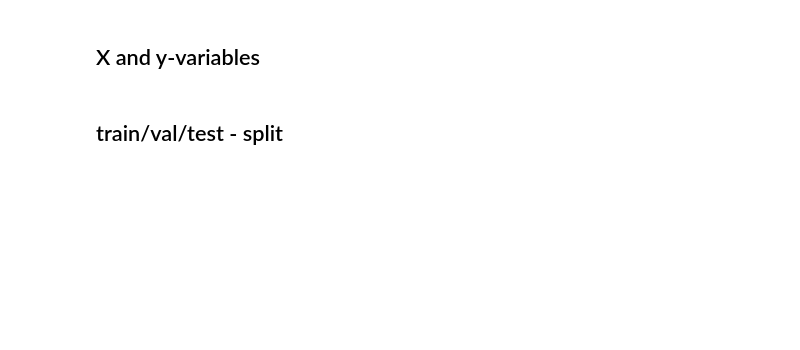
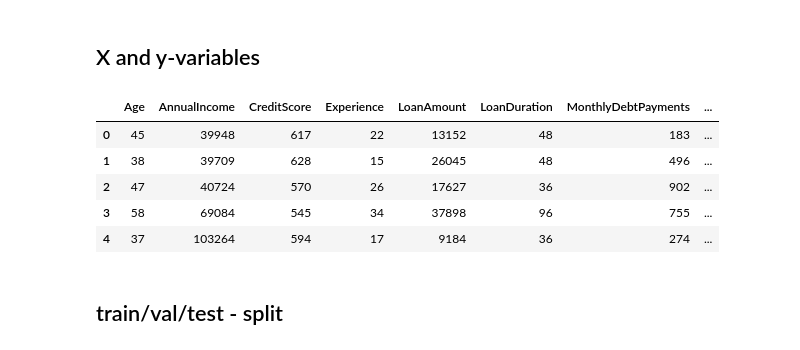
Before and after one commit to RubenSerdonsPXL/Lapland, a Jupyter notebook: Deep_Learning/P2/Untitled.ipynb, the cells around one changed output. Saved outputs shown, nothing was run; the diff lists cells and outputs as text; code cells hidden in the pictures; blank space fills up the shorter version.

```diff
--- a/Deep_Learning/P2/Untitled.ipynb
+++ b/Deep_Learning/P2/Untitled.ipynb
@@ -123,5 +216,29 @@ df.head()
 # %% [markdown]
 ## X and y-variables
+# %%
+drop_columns = [
+    'JobTenure',
+    'NumberOfDependents',
+    'UtilityBillsPaymentHistory',
+    'BaseInterestRate',
+    'InterestRate',
+    'EducationLevel',
+    'PaymentHistory',
+    'PreviousLoanDefaults',
+    'BankruptcyHistory',
+    'TotalDebtToIncomeRatio'
+]
+
+df.drop(drop_columns, axis=1, inplace=True)
+
+df.head()
+# %% [output]
+|  | Age | AnnualIncome | CreditScore | Experience | LoanAmount | LoanDuration | MonthlyDebtPayments | ... |
+| 0 | 45 | 39948 | 617 | 22 | 13152 | 48 | 183 | ... |
+| 1 | 38 | 39709 | 628 | 15 | 26045 | 48 | 496 | ... |
+| 2 | 47 | 40724 | 570 | 26 | 17627 | 36 | 902 | ... |
+| 3 | 58 | 69084 | 545 | 34 | 37898 | 96 | 755 | ... |
+| 4 | 37 | 103264 | 594 | 17 | 9184 | 36 | 274 | ... |
 # %%
 X = df.drop('LoanApproved', axis=1)
 
```
Also changed, not shown: parts of 26 cells of this notebook.
